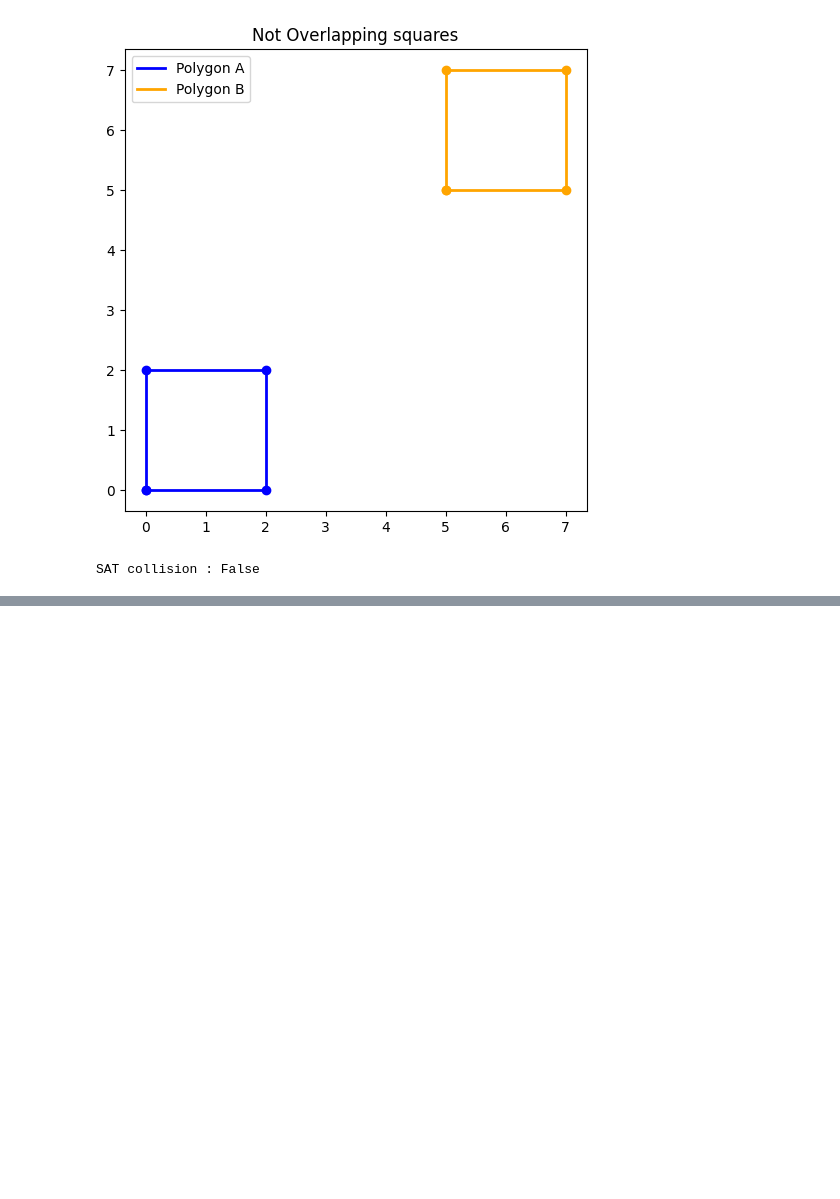
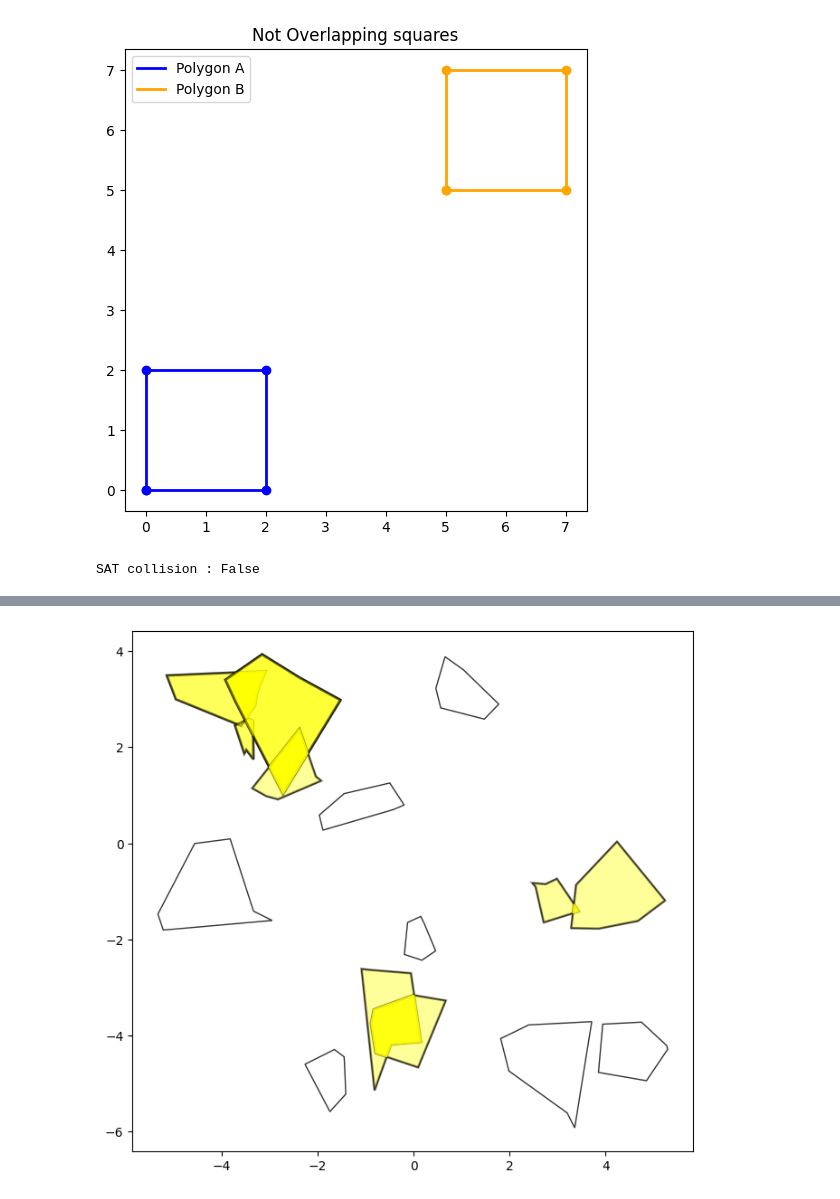
Before and after one commit to ruforavishnu/attempting_kaggle_2025_santa_competition, a Jupyter notebook: 02_polygon_representation_and_collision_detection.ipynb, the cells around one changed output, grey strips where cells are left out. Saved outputs shown, nothing was run; the diff lists cells and outputs as text; code cells hidden in the pictures; blank space fills up the shorter version.

```diff
--- a/02_polygon_representation_and_collision_detection.ipynb
+++ b/02_polygon_representation_and_collision_detection.ipynb
@@ -209,0 +298,5 @@ SAT collision : False
+# %%
+polygons = generate_polygons(15)
+plot_polygons(polygons)
+# %% [output]
+[figure, added]
```
Also changed, not shown: parts of 7 cells of this notebook.
